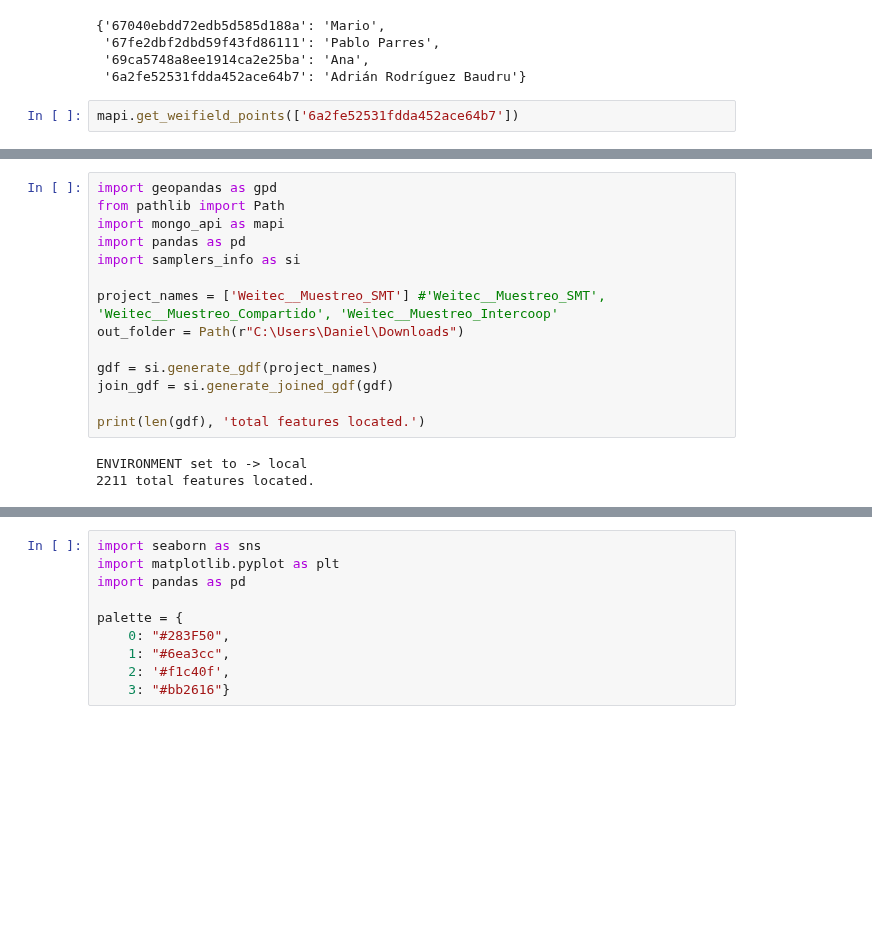
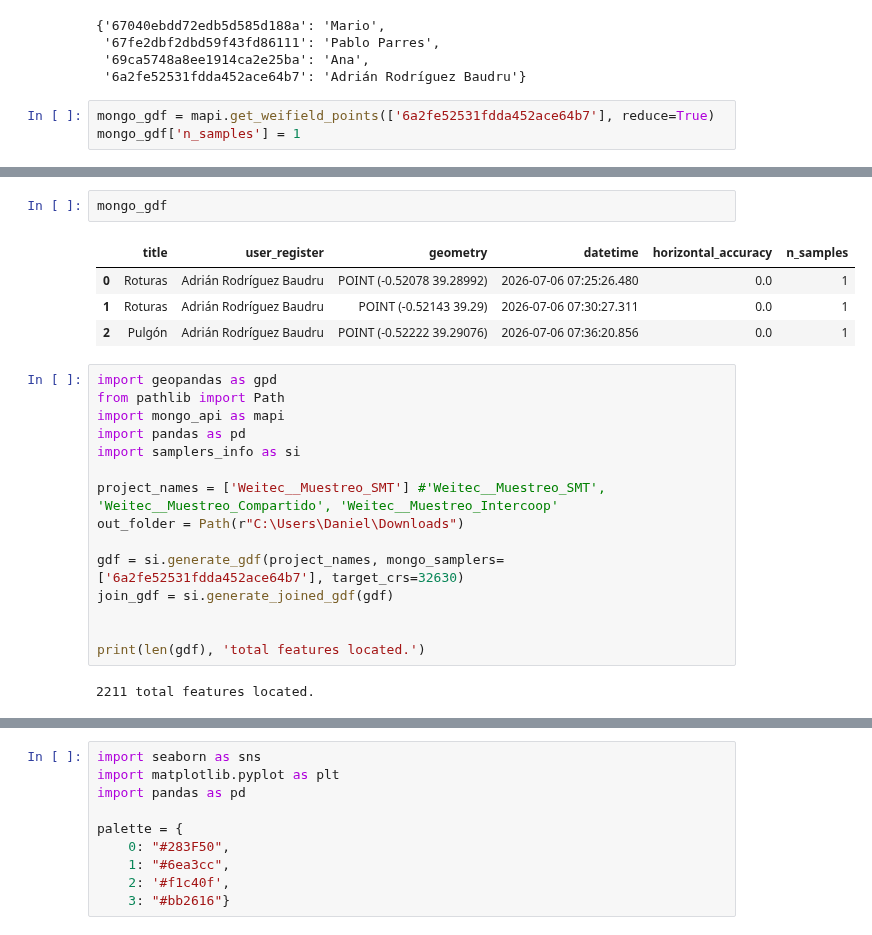
Before and after one commit to weitecit/SIGCore, a Jupyter notebook: src/notebooks/samplers_kpi.ipynb, the cells around one changed output, grey strips where cells are left out. Cells and saved outputs as stored; diff of their text form; blank space fills up the shorter version.

Commit message:
mongo_gdf integration

```diff
--- a/src/notebooks/samplers_kpi.ipynb
+++ b/src/notebooks/samplers_kpi.ipynb
@@ -8,4 +8,5 @@ ENVIRONMENT set to -> local
  '69ca5748a8ee1914ca2e25ba': 'Ana',
  '6a2fe52531fdda452ace64b7': 'Adrián Rodríguez Baudru'}
 # %%
-mapi.get_weifield_points(['6a2fe52531fdda452ace64b7'])
+mongo_gdf = mapi.get_weifield_points(['6a2fe52531fdda452ace64b7'], reduce=True)
+mongo_gdf['n_samples'] = 1
@@ -18,3 +13,10 @@ mapi.get_weifield_points(['6a2fe52531fdda452ace64b7'])
+# %%
+mongo_gdf
+# %% [output]
+|  | title | user_register | geometry | datetime | horizontal_accuracy | n_samples |
+| 0 | Roturas | Adrián Rodríguez Baudru | POINT (-0.52078 39.28992) | 2026-07-06 07:25:26.480 | 0.0 | 1 |
+| 1 | Roturas | Adrián Rodríguez Baudru | POINT (-0.52143 39.29) | 2026-07-06 07:30:27.311 | 0.0 | 1 |
+| 2 | Pulgón | Adrián Rodríguez Baudru | POINT (-0.52222 39.29076) | 2026-07-06 07:36:20.856 | 0.0 | 1 |
 # %%
 import geopandas as gpd
 from pathlib import Path
@@ -25,10 +27,10 @@ import samplers_info as si
 project_names = ['Weitec__Muestreo_SMT'] #'Weitec__Muestreo_SMT', 'Weitec__Muestreo_Compartido', 'Weitec__Muestreo_Intercoop'
 out_folder = Path(r"C:\Users\Daniel\Downloads")
 
-gdf = si.generate_gdf(project_names)
+gdf = si.generate_gdf(project_names, mongo_samplers=['6a2fe52531fdda452ace64b7'], target_crs=32630)
 join_gdf = si.generate_joined_gdf(gdf)
 
+
 print(len(gdf), 'total features located.')
 # %% [output]
-ENVIRONMENT set to -> local
 2211 total features located.
```
Also changed, not shown: parts of 2 cells of this notebook, 2 other files.
